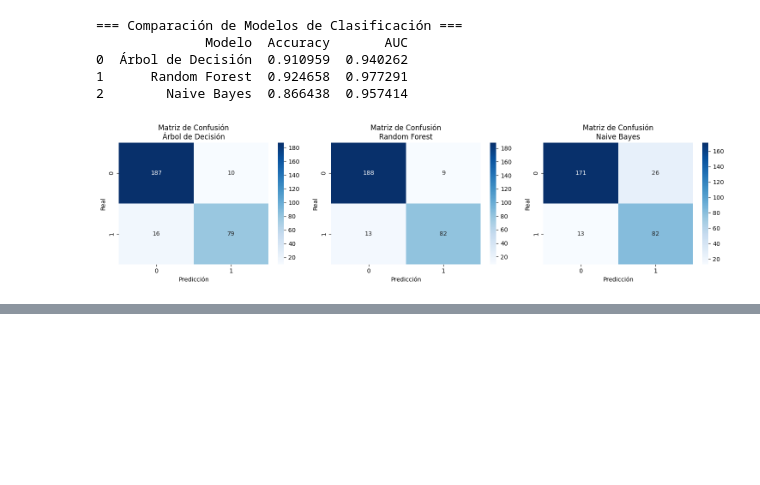
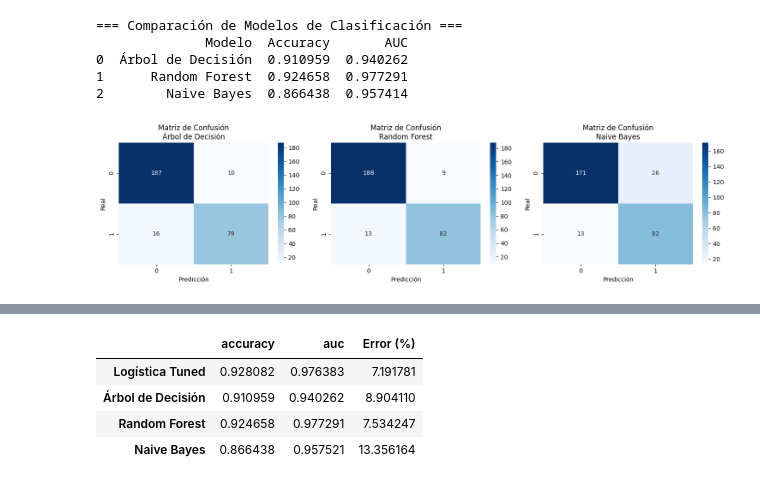
Before and after one commit to EdwinOrtegaK/HT7Mineria, a Jupyter notebook: src/regresion_logistica.ipynb, the cells around one changed output, grey strips where cells are left out. Saved outputs shown, nothing was run; the diff lists cells and outputs as text; code cells hidden in the pictures; blank space fills up the shorter version.

```diff
--- a/src/regresion_logistica.ipynb
+++ b/src/regresion_logistica.ipynb
@@ -512,0 +515,77 @@ plt.show()
+# %%
+import time
+from sklearn.metrics import accuracy_score, roc_auc_score
+
+# Preparar almacenamiento de resultados
+modelos = {}
+tiempos = {}
+
+# 1. Regresión Logística Tuned
+start_train = time.time()
+best_model.fit(X_train_scaled, y_train)  # Asegúrate que esté definido como LogisticRegression(C=1, penalty='l1', solver='liblinear')
+tiempos['Logística Tuned - Entrenamiento'] = time.time() - start_train
+
+start_pred = time.time()
+y_pred_log = best_model.predict(X_test_scaled)
+tiempos['Logística Tuned - Predicción'] = time.time() - start_pred
+
+acc_log = accuracy_score(y_test, y_pred_log)
+auc_log = roc_auc_score(y_test, best_model.predict_proba(X_test_scaled)[:, 1])
+modelos['Logística Tuned'] = {'accuracy': acc_log, 'auc': auc_log}
+
+
+# 2. Árbol de Decisión
+start_train = time.time()
+tree_model.fit(X_train, y_train)
+tiempos['Árbol - Entrenamiento'] = time.time() - start_train
+
+start_pred = time.time()
+y_pred_tree = tree_model.predict(X_test)
+tiempos['Árbol - Predicción'] = time.time() - start_pred
+
+acc_tree = accuracy_score(y_test, y_pred_tree)
+auc_tree = roc_auc_score(y_test, tree_model.predict_proba(X_test)[:, 1])
+modelos['Árbol de Decisión'] = {'accuracy': acc_tree, 'auc': auc_tree}
+
+
+# 3. Random Forest
+start_train = time.time()
+rf_model.fit(X_train, y_train)
+tiempos['Random Forest - Entrenamiento'] = time.time() - start_train
+
+start_pred = time.time()
+y_pred_rf = rf_model.predict(X_test)
+tiempos['Random Forest - Predicción'] = time.time() - start_pred
+
+acc_rf = accuracy_score(y_test, y_pred_rf)
+auc_rf = roc_auc_score(y_test, rf_model.predict_proba(X_test)[:, 1])
+modelos['Random Forest'] = {'accuracy': acc_rf, 'auc': auc_rf}
+
+
+# 4. Naive Bayes
+start_train = time.time()
+nb_model.fit(X_train, y_train)
+tiempos['Naive Bayes - Entrenamiento'] = time.time() - start_train
+
+start_pred = time.time()
+y_pred_nb = nb_model.predict(X_test)
+tiempos['Naive Bayes - Predicción'] = time.time() - start_pred
+
+acc_nb = accuracy_score(y_test, y_pred_nb)
+auc_nb = roc_auc_score(y_test, nb_model.predict_proba(X_test)[:, 1])
+modelos['Naive Bayes'] = {'accuracy': acc_nb, 'auc': auc_nb}
+
+
+# Mostrar resultados en un DataFrame
+import pandas as pd
+
+df_modelos = pd.DataFrame(modelos).T
+df_tiempos = pd.DataFrame([tiempos]).T
+df_modelos['Error (%)'] = (1 - df_modelos['accuracy']) * 100
+
+print("\n=== Desempeño de Modelos ===")
+display(df_modelos)
+
+print("\n=== Tiempos de Procesamiento (segundos) ===")
+display(df_tiempos)
+# %% [output]
@@ -512,0 +593,5 @@ plt.show()
+|  | accuracy | auc | Error (%) |
+| Logística Tuned | 0.928082 | 0.976383 | 7.191781 |
+| Árbol de Decisión | 0.910959 | 0.940262 | 8.904110 |
+| Random Forest | 0.924658 | 0.977291 | 7.534247 |
+| Naive Bayes | 0.866438 | 0.957521 | 13.356164 |
```
Also changed, not shown: parts of 2 cells of this notebook.
